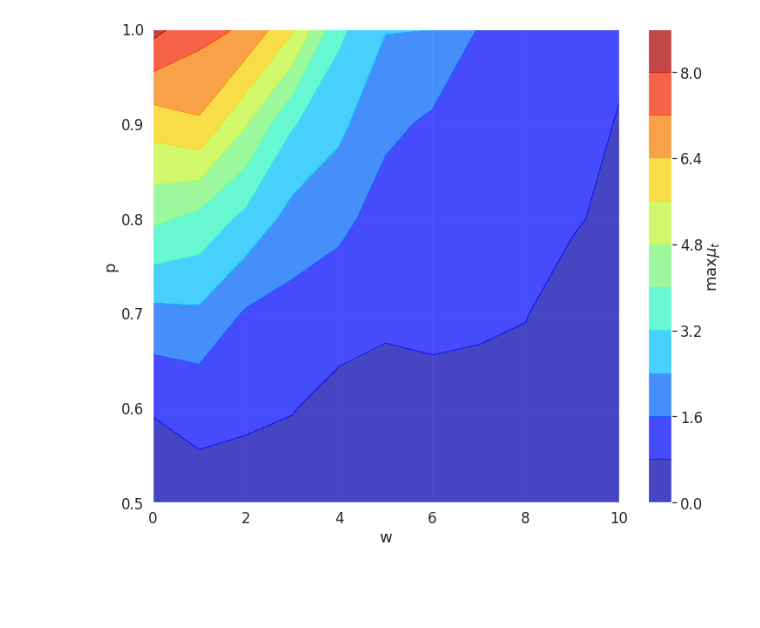
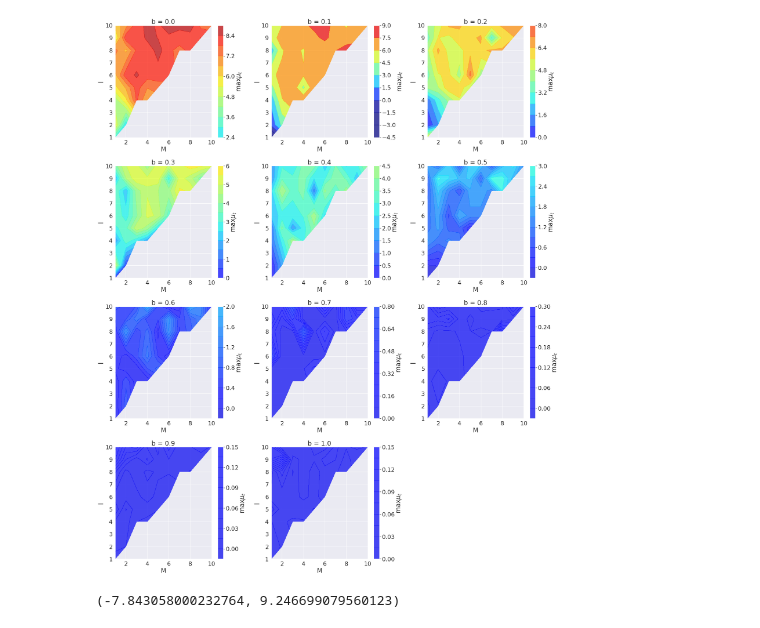
Before and after one commit to prog-autom/bandit-loops, a Jupyter notebook: notebooks/mldev_contour_plots.ipynb, the cells around one changed output. Saved outputs shown, nothing was run; the diff lists cells and outputs as text; code cells hidden in the pictures; blank space fills up the shorter version.

```diff
--- a/notebooks/mldev_contour_plots.ipynb
+++ b/notebooks/mldev_contour_plots.ipynb
@@ -4,6 +4,6 @@ import pandas as pd
 from matplotlib import pyplot as plt
 import seaborn as sns
 
-sns.set(font_scale=1.5, palette='tab20')
+sns.set(font_scale=2., palette='tab20')
 # %%
 data = pd.read_parquet("../results/grid_search/45/ts_model-state.parquet")
@@ -49,26 +95,39 @@ plt.savefig('3d_var_wp_max_interest.pdf');
 # %%
-fig = plt.figure(figsize=(12,10))
+fig = plt.figure(figsize=(25,30))
 
 
 data_1999 = data.where(data['round'] == 1999)
 
-cols = ['p', 'w', 'max_interest']
-xyz = data_1999[cols].groupby(['p','w']).mean(['max_interest'])
-xyz = xyz.reset_index()
-xyz.columns =  ['p', 'w', 'max_interest']
-xyz = xyz.pivot('p', 'w')
+clims = -1, data_1999['max_interest'].max()
+# clims = data_1999['max_interest'].min(), data_1999['max_interest'].max()
 
-X=xyz.columns.levels[1].values
-Y=xyz.index.values
-Z=xyz.values
-Xi,Yi = np.meshgrid(X, Y)
-plt.xlabel('w')
-plt.ylabel('p')
-ax = plt.contourf(Xi, Yi, Z, 10, alpha=0.7, cmap=plt.cm.jet)
+for i, b in enumerate([0.0, 0.1, 0.2, 0.3, 0.4, 0.5, 0.6, 0.7, 0.8, 0.9, 1.0]):
+    plt.subplot(4,3,i+1)
+    cols = ['M', 'l', 'max_interest']
+    cur_b  = data_1999[data_1999['b'] == b]
+    xyz = cur_b[cols].groupby(['M','l']).mean(['max_interest'])
+    xyz = xyz.reset_index()
+    xyz.columns =  ['M', 'l', 'max_interest']
+    xyz = xyz.pivot('M', 'l')
 
-cbar = fig.colorbar(ax)
-cbar.set_label(r'$\max \mu_t$')
+    X=xyz.columns.levels[1].values
+    Y=xyz.index.values
+    Z=xyz.values
+    Xi,Yi = np.meshgrid(X, Y)
+    plt.xlabel('M')
+    plt.ylabel('l')
+    ax = plt.contourf(Xi, Yi, Z, 10, alpha=0.7, cmap=plt.cm.jet)
+    plt.clim(*clims)
+
+    cbar = fig.colorbar(ax)
+    cbar.set_label(r'$\max \mu_t$')
+    plt.title(f'b = {b}')
+    plt.tight_layout()
 
 plt.savefig('countour_wp.pdf');
 # %% [output]
-[figure, old version]
+[figure, new version]
+# %%
+print(clims)
+# %% [output]
+(-7.843058000232764, 9.246699079560123)
```
Also changed, not shown: parts of 5 cells of this notebook, 1 other file.
